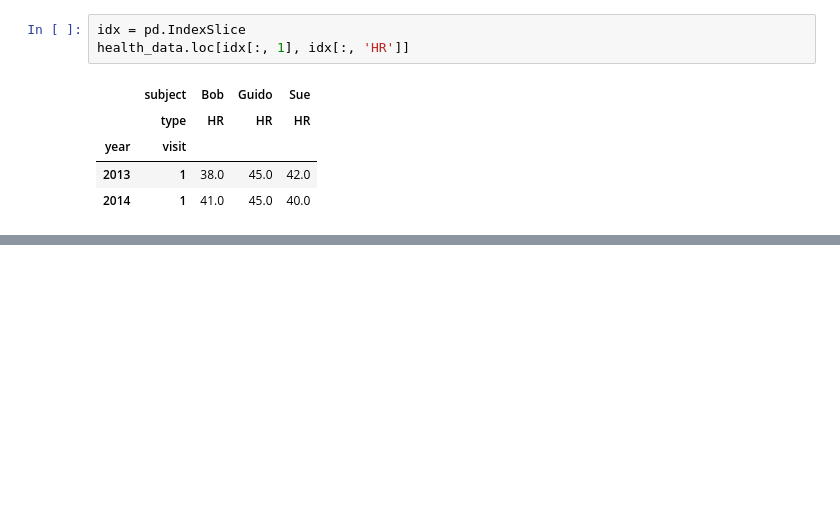
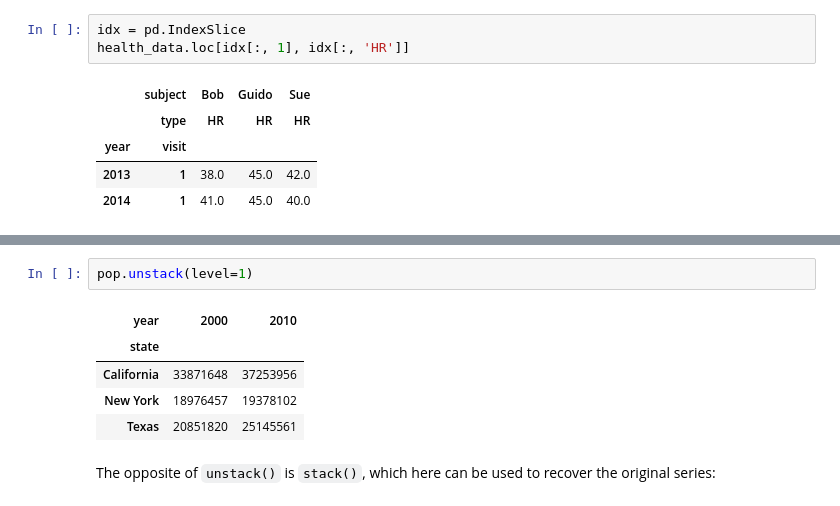
Before and after one commit to Jeffresh/python-datascience-handbook, a Jupyter notebook: pandas/hierarchical_indexing.ipynb, the cells around one changed output, grey strips where cells are left out. Cells and saved outputs as stored; diff of their text form; blank space fills up the shorter version.

```diff
--- a/pandas/hierarchical_indexing.ipynb
+++ b/pandas/hierarchical_indexing.ipynb
@@ -433,0 +516,10 @@ health_data.loc[idx[:, 1], idx[:, 'HR']]
+# %%
+pop.unstack(level=1)
+# %% [output]
+| year | 2000 | 2010 |
+| state |  |  |
+| California | 33871648 | 37253956 |
+| New York | 18976457 | 19378102 |
+| Texas | 20851820 | 25145561 |
+# %% [markdown]
+The opposite of `unstack()` is `stack()`, which here can be used to recover the original series:
```
Also changed, not shown: parts of 19 cells of this notebook.
